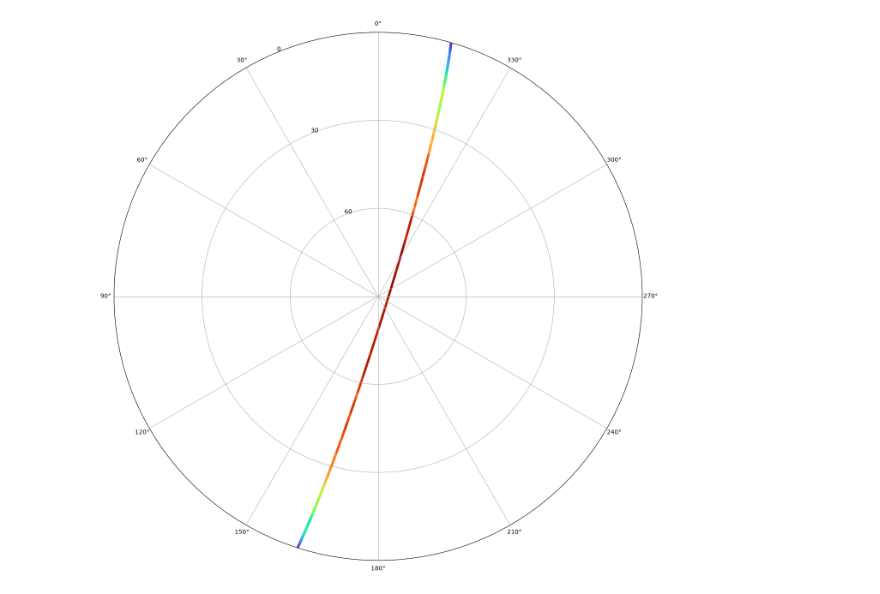
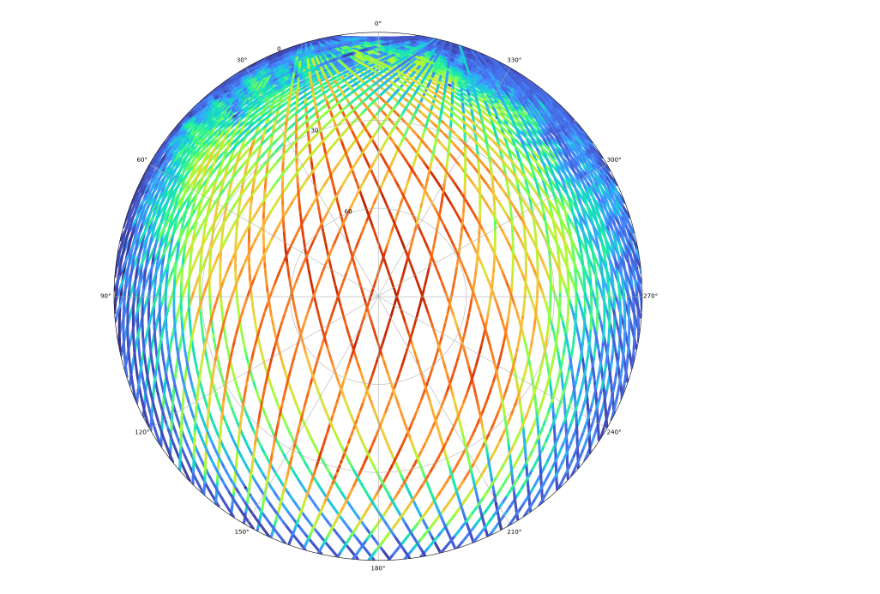
Before and after one commit to BUSH222/ROSA-RP, a Jupyter notebook: doppler_correct_recording.ipynb, the cells around one changed output. Cells and saved outputs as stored; diff of their text form; code cells hidden in the pictures.

```diff
--- a/doppler_correct_recording.ipynb
+++ b/doppler_correct_recording.ipynb
@@ -13,2 +14,0 @@ from skyfield.api import EarthSatellite, load, wgs84
-# %%
-target_observation = Path("/Users/tedvtorov/Desktop/ROSARP-OBS/1790853877_20261001T112437Z_59051")
@@ -21,10 +14,0 @@ with open(target_observation / "metadata.json") as f:
-# %%
-conn = sqlite3.connect("satcap.db")
-conn.row_factory = sqlite3.Row
-conn.execute("PRAGMA foreign_keys = ON")
-omm_snapshot = conn.execute("SELECT * FROM omm_snapshots WHERE id = ?", (metadata["omm_snapshot_id"],)).fetchone()
-columns = conn.execute("PRAGMA table_info(omm_snapshots)").fetchall()
-column_names = [col[1] for col in columns]
-omm = list(zip(column_names, list(omm_snapshot), strict=True))
-print(omm)
-conn.close()
@@ -567,5 +443,0 @@ def polar_plot(*dfs, name="", color_range=(-30, 0)):
-# %%
-fig = polar_plot(power_altaz_df)
-plt.show()
-# %% [output]
-[figure, removed]
@@ -571,0 +490,4 @@ plt.show()
+# %%
+process_observations(target_id=57166)
+# %% [output]
+[figure, added]
```
Also changed, not shown: parts of 14 cells of this notebook, 4 other files.
